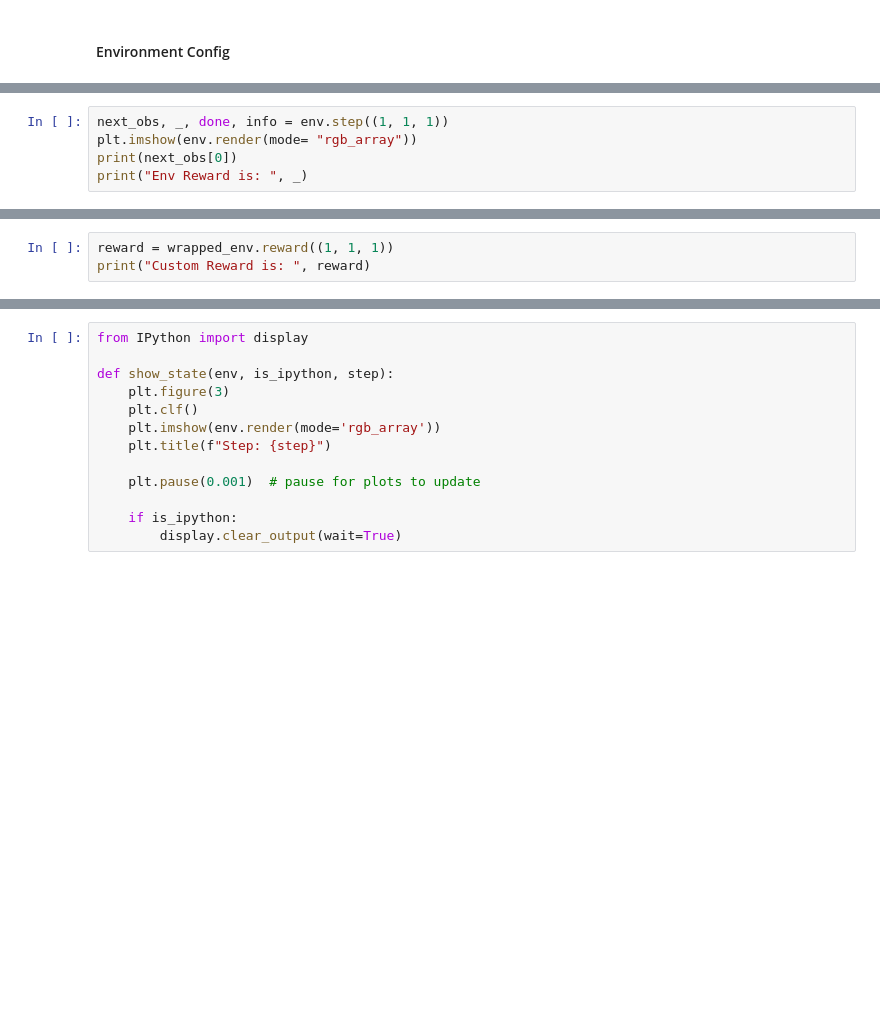
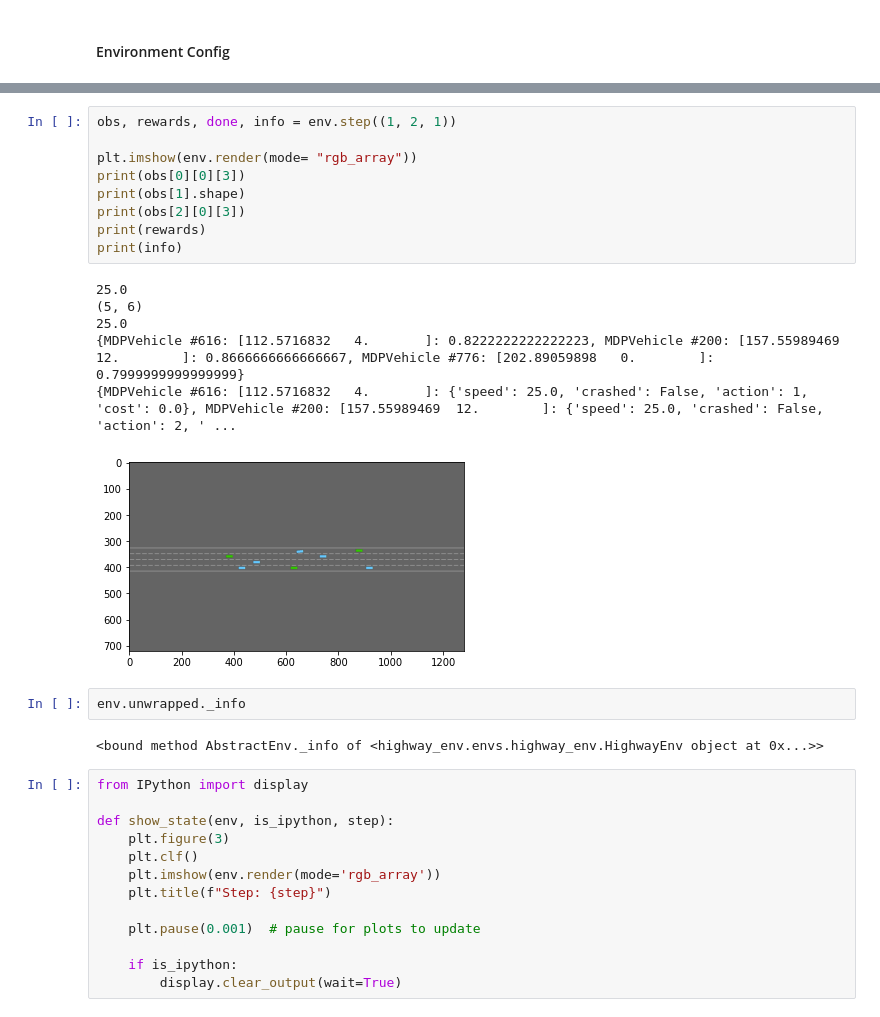
Before and after one commit to charbel-a-hC/ups-marl-benchmark, a Jupyter notebook: SML_CharbelAbiHana_Project.ipynb, the cells around one changed output, grey strips where cells are left out. Drawn from its saved outputs; the diff is of its cells as text; blank space fills up the shorter version.

Commit message:
Modified Info, training loop

```diff
--- a/SML_CharbelAbiHana_Project.ipynb
+++ b/SML_CharbelAbiHana_Project.ipynb
@@ -457,5 +344,0 @@ plt.imshow(env.render(mode= "rgb_array"))
-# %%
-next_obs, _, done, info = env.step((1, 1, 1))
-plt.imshow(env.render(mode= "rgb_array"))
-print(next_obs[0])
-print("Env Reward is: ", _)
@@ -473,3 +344,0 @@ wrapped_env = RewardWrapper(env)
-# %%
-reward = wrapped_env.reward((1, 1, 1))
-print("Custom Reward is: ", reward)
@@ -483,3 +428,23 @@ done
+# %%
+obs, rewards, done, info = env.step((1, 2, 1))
+
+plt.imshow(env.render(mode= "rgb_array"))
+print(obs[0][0][3])
+print(obs[1].shape)
+print(obs[2][0][3])
+print(rewards)
+print(info)
+# %% [output]
+25.0
+(5, 6)
+25.0
+{MDPVehicle #616: [112.5716832   4.       ]: 0.8222222222222223, MDPVehicle #200: [157.55989469  12.        ]: 0.8666666666666667, MDPVehicle #776: [202.89059898   0.        ]: 0.7999999999999999}
+{MDPVehicle #616: [112.5716832   4.       ]: {'speed': 25.0, 'crashed': False, 'action': 1, 'cost': 0.0}, MDPVehicle #200: [157.55989469  12.        ]: {'speed': 25.0, 'crashed': False, 'action': 2, ' ...
+[figure, added]
+# %%
+env.unwrapped._info
+# %% [output]
+<bound method AbstractEnv._info of <highway_env.envs.highway_env.HighwayEnv object at 0x...>>
 # %%
 from IPython import display
 
```
Also changed, not shown: parts of 29 cells of this notebook, 5 other files.
